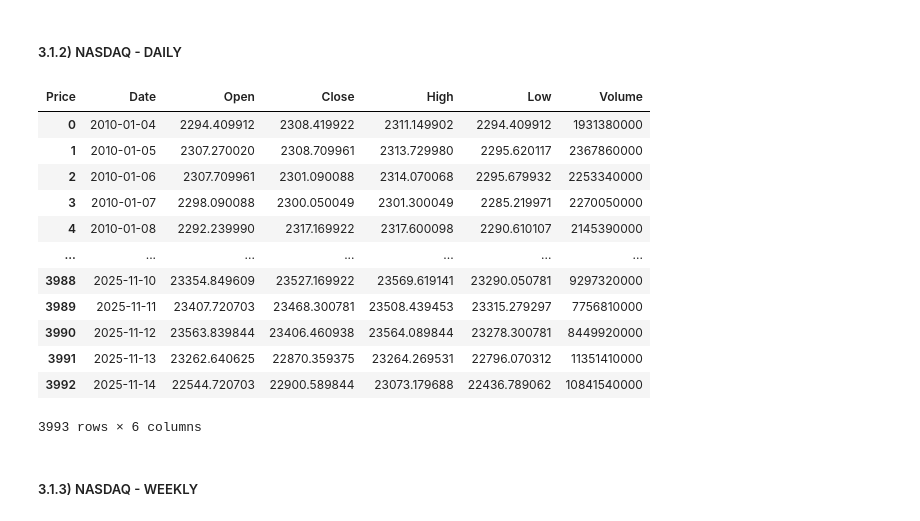
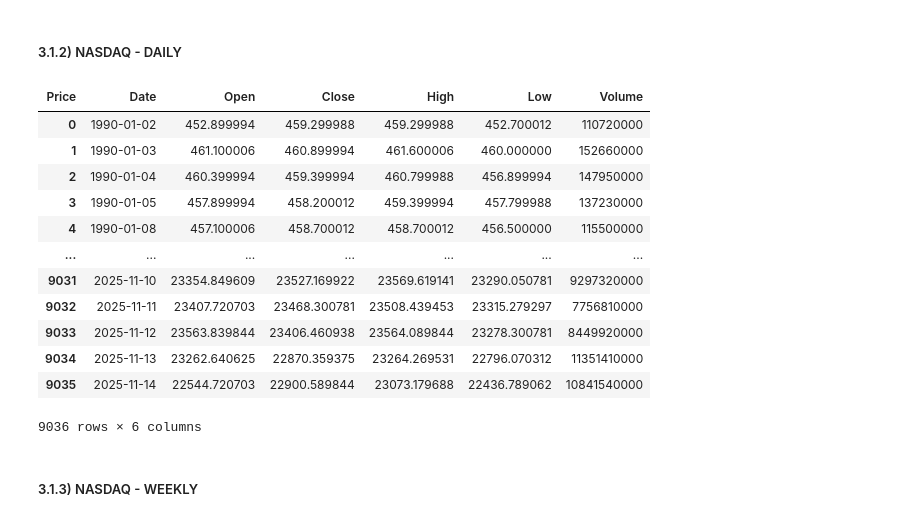
Before and after one commit to EliaLand/Martingale_FVM_AssetPricing, a Jupyter notebook: data_extraction/main.ipynb, the cells around one changed output. Saved outputs shown, nothing was run; the diff lists cells and outputs as text; code cells hidden in the pictures.

```diff
--- a/data_extraction/main.ipynb
+++ b/data_extraction/main.ipynb
@@ -52,30 +52,30 @@ df
 # %%
 # NASDAQ - ^IXIC (daily, price (USD), 2010-01-01, 2025-11-15)
 
 ticker = "^IXIC"
-start = "2010-01-01"
+start = "1990-01-01"
 end = "2025-11-15"
 frequency = "1d"
 
 df = fetch_YFINANCE(ticker, start, end, frequency)
 
 # Uploading in aggregate_df
 df.to_csv("raw_df/nasdaq_daily_df.csv", index=False)
 df
 # %% [output]
 | Price | Date | Open | Close | High | Low | Volume |
-| 0 | 2010-01-04 | 2294.409912 | 2308.419922 | 2311.149902 | 2294.409912 | 1931380000 |
-| 1 | 2010-01-05 | 2307.270020 | 2308.709961 | 2313.729980 | 2295.620117 | 2367860000 |
-| 2 | 2010-01-06 | 2307.709961 | 2301.090088 | 2314.070068 | 2295.679932 | 2253340000 |
-| 3 | 2010-01-07 | 2298.090088 | 2300.050049 | 2301.300049 | 2285.219971 | 2270050000 |
-| 4 | 2010-01-08 | 2292.239990 | 2317.169922 | 2317.600098 | 2290.610107 | 2145390000 |
+| 0 | 1990-01-02 | 452.899994 | 459.299988 | 459.299988 | 452.700012 | 110720000 |
+| 1 | 1990-01-03 | 461.100006 | 460.899994 | 461.600006 | 460.000000 | 152660000 |
+| 2 | 1990-01-04 | 460.399994 | 459.399994 | 460.799988 | 456.899994 | 147950000 |
+| 3 | 1990-01-05 | 457.899994 | 458.200012 | 459.399994 | 457.799988 | 137230000 |
+| 4 | 1990-01-08 | 457.100006 | 458.700012 | 458.700012 | 456.500000 | 115500000 |
 | ... | ... | ... | ... | ... | ... | ... |
-| 3988 | 2025-11-10 | 23354.849609 | 23527.169922 | 23569.619141 | 23290.050781 | 9297320000 |
-| 3989 | 2025-11-11 | 23407.720703 | 23468.300781 | 23508.439453 | 23315.279297 | 7756810000 |
-| 3990 | 2025-11-12 | 23563.839844 | 23406.460938 | 23564.089844 | 23278.300781 | 8449920000 |
-| 3991 | 2025-11-13 | 23262.640625 | 22870.359375 | 23264.269531 | 22796.070312 | 11351410000 |
-| 3992 | 2025-11-14 | 22544.720703 | 22900.589844 | 23073.179688 | 22436.789062 | 10841540000 |
+| 9031 | 2025-11-10 | 23354.849609 | 23527.169922 | 23569.619141 | 23290.050781 | 9297320000 |
+| 9032 | 2025-11-11 | 23407.720703 | 23468.300781 | 23508.439453 | 23315.279297 | 7756810000 |
+| 9033 | 2025-11-12 | 23563.839844 | 23406.460938 | 23564.089844 | 23278.300781 | 8449920000 |
+| 9034 | 2025-11-13 | 23262.640625 | 22870.359375 | 23264.269531 | 22796.070312 | 11351410000 |
+| 9035 | 2025-11-14 | 22544.720703 | 22900.589844 | 23073.179688 | 22436.789062 | 10841540000 |
-3993 rows × 6 columns
+9036 rows × 6 columns
 # %% [markdown]
 ##### 3.1.3) NASDAQ - WEEKLY
 # %%
```
Also changed, not shown: parts of 3 cells of this notebook, 7 other files.
